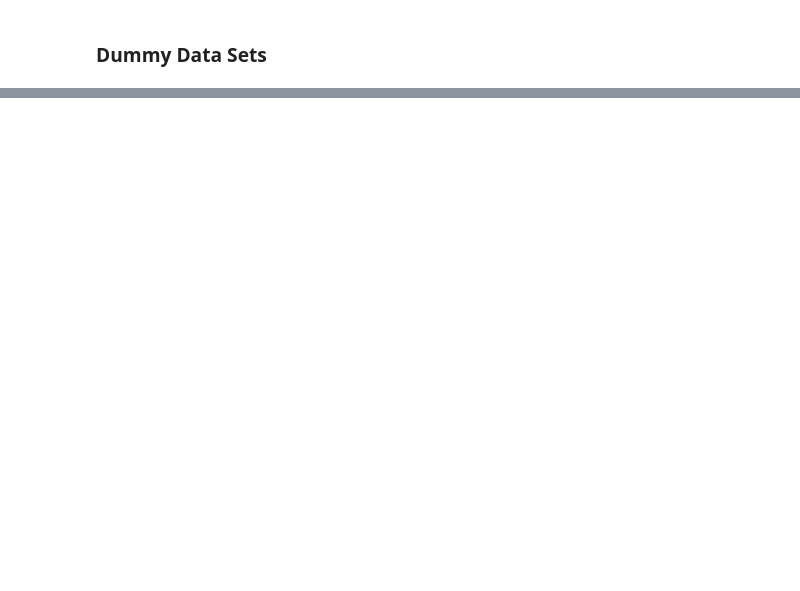
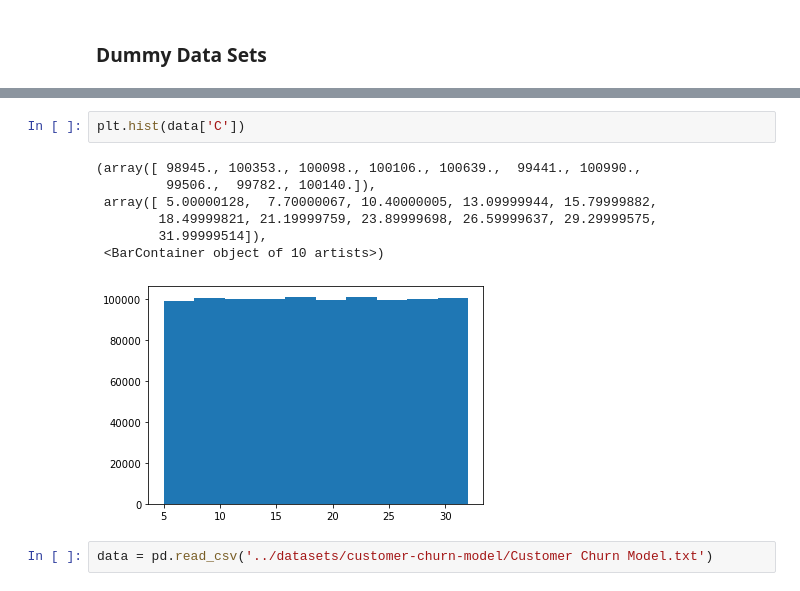
Before and after one commit to eligiuz/python_ml_course, a Jupyter notebook: NoteBooks_nuevos/T2 - 2 -Data Cleaning - Funciones de distribución de probabilidad.ipynb, the cells around one changed output, grey strips where cells are left out. Saved outputs shown, nothing was run; the diff lists cells and outputs as text; blank space fills up the shorter version.

```diff
--- a/NoteBooks_nuevos/T2 - 2 -Data Cleaning - Funciones de distribución de probabilidad.ipynb
+++ b/NoteBooks_nuevos/T2 - 2 -Data Cleaning - Funciones de distribución de probabilidad.ipynb
@@ -142,0 +164,12 @@ data
+# %%
+plt.hist(data['C'])
+# %% [output]
+(array([ 98945., 100353., 100098., 100106., 100639.,  99441., 100990.,
+         99506.,  99782., 100140.]),
+ array([ 5.00000128,  7.70000067, 10.40000005, 13.09999944, 15.79999882,
+        18.49999821, 21.19999759, 23.89999698, 26.59999637, 29.29999575,
+        31.99999514]),
+ <BarContainer object of 10 artists>)
+[figure, added]
+# %%
+data = pd.read_csv('../datasets/customer-churn-model/Customer Churn Model.txt')
```
Also changed, not shown: parts of 16 cells of this notebook, 1 other file.
